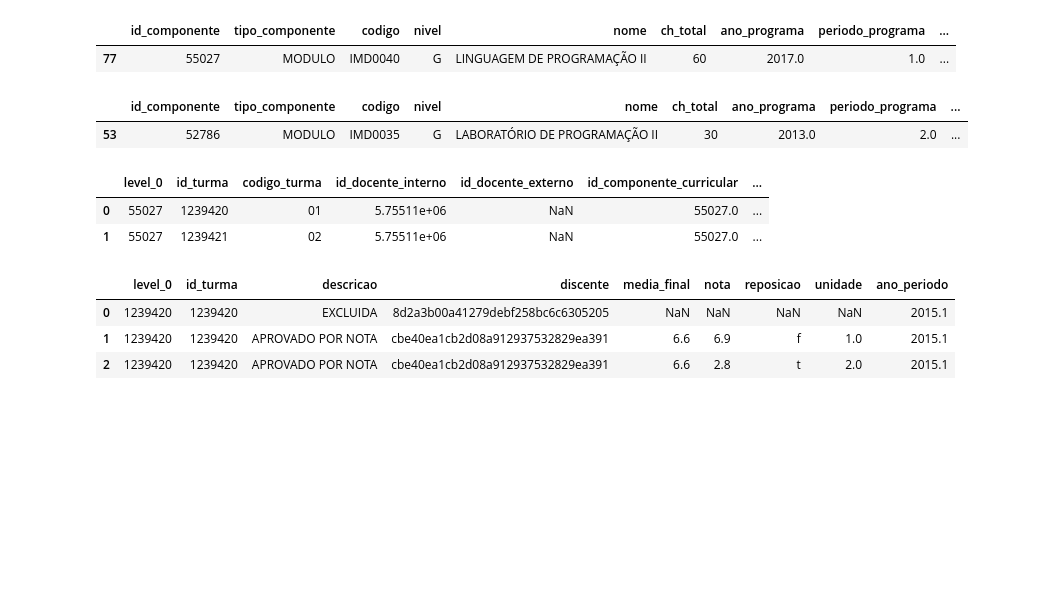
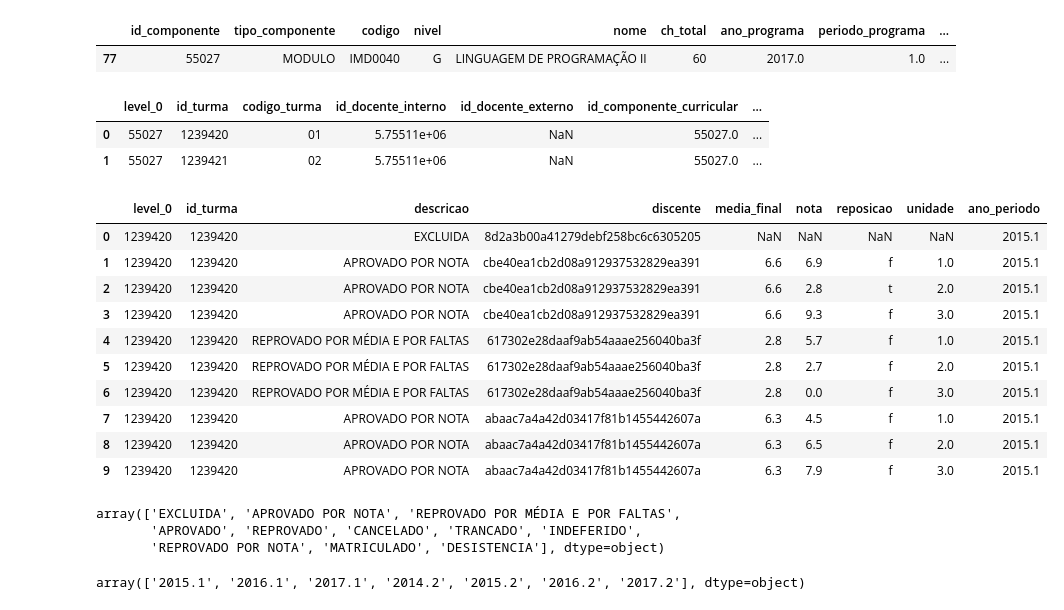
Before and after one commit to paulalps/Probabilidade, a Jupyter notebook: Análises LP II.ipynb, the cells around one changed output. Cells and saved outputs as stored; diff of their text form; code cells hidden in the pictures; blank space fills up the shorter version.

```diff
--- a/Análises LP II.ipynb
+++ b/Análises LP II.ipynb
@@ -195,16 +192,9 @@ lp2
 # %% [output]
 |  | id_componente | tipo_componente | codigo | nivel | nome | ch_total | ano_programa | periodo_programa | ... |
 | 77 | 55027 | MODULO | IMD0040 | G | LINGUAGEM DE PROGRAMAÇÃO II | 60 | 2017.0 | 1.0 | ... |
-# %%
-test = disciplinas_bti[disciplinas_bti['nome'] == 'LABORATÓRIO DE PROGRAMAÇÃO II']
-#test = test[test['ano_programa'] == 2014.1]
-test
-# %% [output]
-|  | id_componente | tipo_componente | codigo | nivel | nome | ch_total | ano_programa | periodo_programa | ... |
-| 53 | 52786 | MODULO | IMD0035 | G | LABORATÓRIO DE PROGRAMAÇÃO II | 30 | 2013.0 | 2.0 | ... |
 # %%
 turmas_lp2 = []
-for cod in lp['id_componente'].unique():
+for cod in lp2['id_componente'].unique():
     turmas_lp2.append(turmas_df[turmas_df['id_componente_curricular'] == cod])
 turmas_lp2 = pd.concat(turmas_lp2, keys=lp2['id_componente'].unique())
 turmas_lp2.reset_index(inplace=True,level=0)
@@ -217,14 +207,31 @@ turmas_lp2.head(2)
 # %%
 ## Capturando os alunos de LP II
 alunos_lp2 = []
 for cod in turmas_lp2['id_turma'].unique():
     alunos_lp2.append(mat_comp_bti[mat_comp_bti['id_turma'] == np.int64(cod)])
 alunos_lp2 = pd.concat(alunos_lp2, keys=turmas_lp2['id_turma'].unique())
 alunos_lp2.reset_index(inplace=True,level=0)
 alunos_lp2.reset_index(inplace=True,drop='index')
-alunos_lp2.head(3)
+alunos_lp2.head(10)
 # %% [output]
 |  | level_0 | id_turma | descricao | discente | media_final | nota | reposicao | unidade | ano_periodo |
 | 0 | 1239420 | 1239420 | EXCLUIDA | 8d2a3b00a41279debf258bc6c6305205 | NaN | NaN | NaN | NaN | 2015.1 |
 | 1 | 1239420 | 1239420 | APROVADO POR NOTA | cbe40ea1cb2d08a912937532829ea391 | 6.6 | 6.9 | f | 1.0 | 2015.1 |
 | 2 | 1239420 | 1239420 | APROVADO POR NOTA | cbe40ea1cb2d08a912937532829ea391 | 6.6 | 2.8 | t | 2.0 | 2015.1 |
+| 3 | 1239420 | 1239420 | APROVADO POR NOTA | cbe40ea1cb2d08a912937532829ea391 | 6.6 | 9.3 | f | 3.0 | 2015.1 |
+| 4 | 1239420 | 1239420 | REPROVADO POR MÉDIA E POR FALTAS | 617302e28daaf9ab54aaae256040ba3f | 2.8 | 5.7 | f | 1.0 | 2015.1 |
+| 5 | 1239420 | 1239420 | REPROVADO POR MÉDIA E POR FALTAS | 617302e28daaf9ab54aaae256040ba3f | 2.8 | 2.7 | f | 2.0 | 2015.1 |
+| 6 | 1239420 | 1239420 | REPROVADO POR MÉDIA E POR FALTAS | 617302e28daaf9ab54aaae256040ba3f | 2.8 | 0.0 | f | 3.0 | 2015.1 |
+| 7 | 1239420 | 1239420 | APROVADO POR NOTA | abaac7a4a42d03417f81b1455442607a | 6.3 | 4.5 | f | 1.0 | 2015.1 |
+| 8 | 1239420 | 1239420 | APROVADO POR NOTA | abaac7a4a42d03417f81b1455442607a | 6.3 | 6.5 | f | 2.0 | 2015.1 |
+| 9 | 1239420 | 1239420 | APROVADO POR NOTA | abaac7a4a42d03417f81b1455442607a | 6.3 | 7.9 | f | 3.0 | 2015.1 |
+# %%
+alunos_lp2['descricao'].unique()
+# %% [output]
+array(['EXCLUIDA', 'APROVADO POR NOTA', 'REPROVADO POR MÉDIA E POR FALTAS',
+       'APROVADO', 'REPROVADO', 'CANCELADO', 'TRANCADO', 'INDEFERIDO',
+       'REPROVADO POR NOTA', 'MATRICULADO', 'DESISTENCIA'], dtype=object)
+# %%
+alunos_lp2['ano_periodo'].unique()
+# %% [output]
+array(['2015.1', '2016.1', '2017.1', '2014.2', '2015.2', '2016.2', '2017.2'], dtype=object)
```
Also changed, not shown: parts of 28 cells of this notebook.
